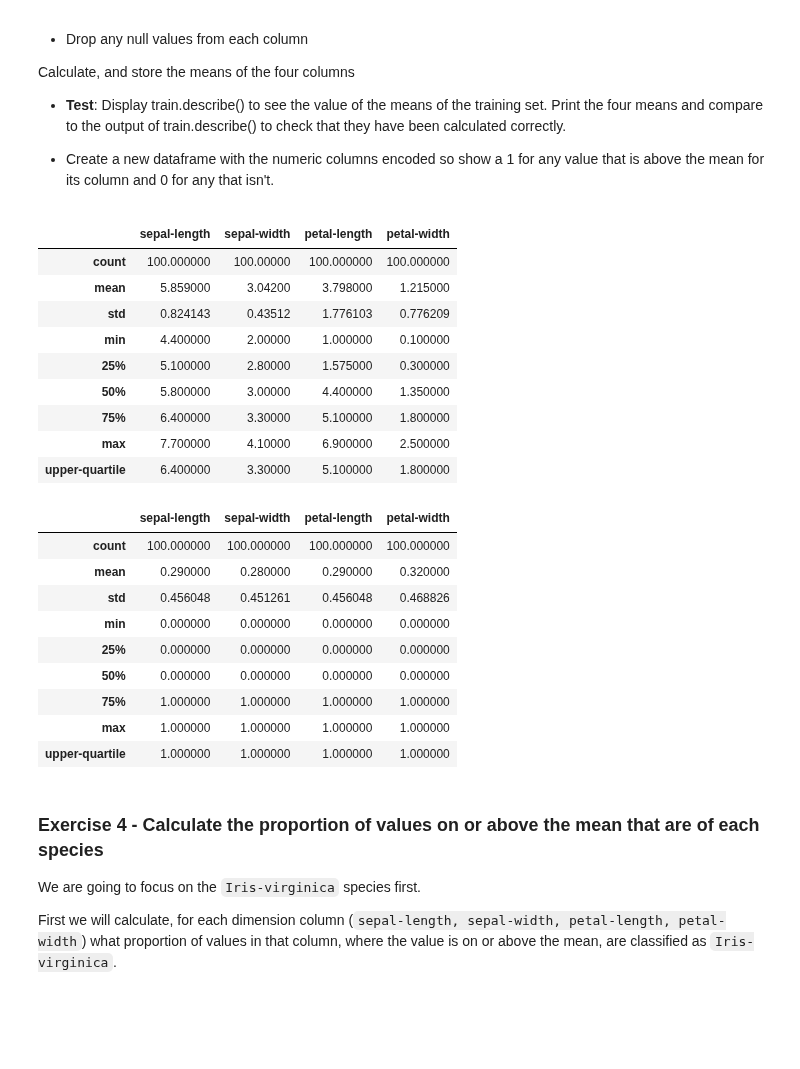
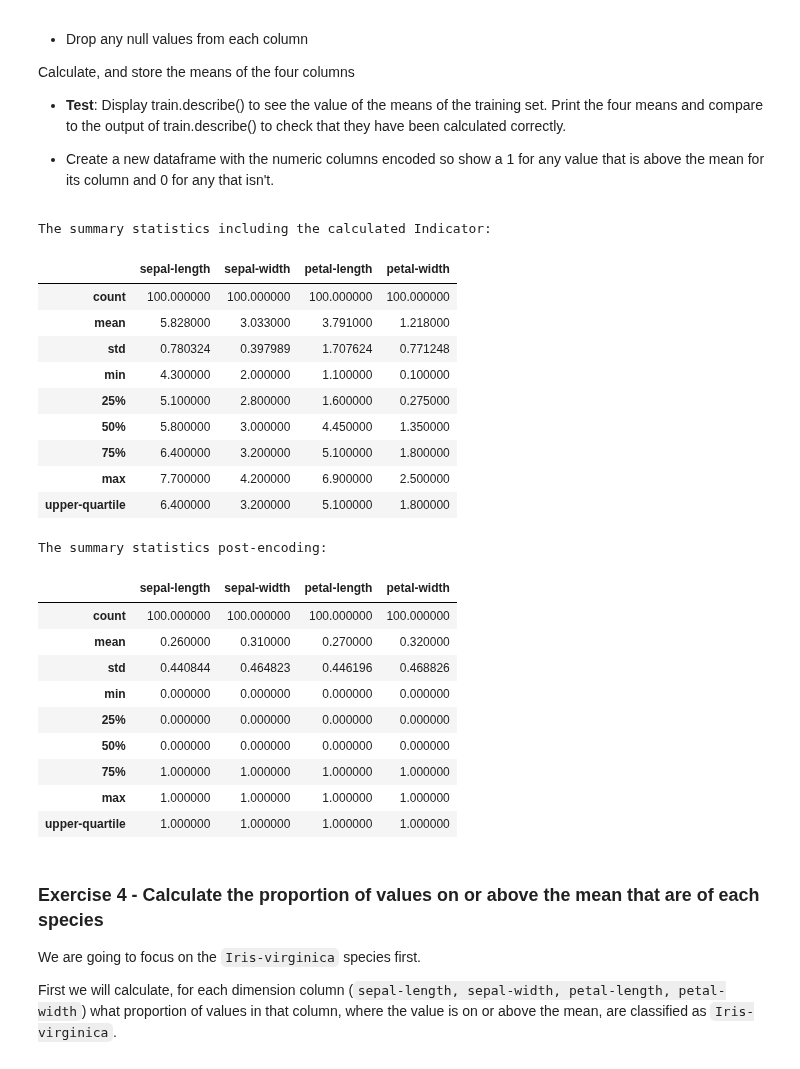
Before and after one commit to Imran-Github22/Imran-Farooqui, a Jupyter notebook: Projects/15_2_Decision_Tree_coded_model.ipynb, the cells around one changed output. Saved outputs shown, nothing was run; the diff lists cells and outputs as text; code cells hidden in the pictures; blank space fills up the shorter version.

```diff
--- a/Projects/15_2_Decision_Tree_coded_model.ipynb
+++ b/Projects/15_2_Decision_Tree_coded_model.ipynb
@@ -39,4 +39,19 @@ iris_data = pd.read_csv(url, name=names)
 *  Take a look at the data values in the first 10 and the last 10 records to get an idea of the type of values included
 *  Find out how many unique values there are in the species column
 *  Find out the maximum, minimum, mean, median and upper and lower quartile values in each of the columns
+# %%
+import pandas as pd
+import numpy as np
+
+url = "https://raw.githubusercontent.com/jbrownlee/Datasets/master/iris.csv"
+column_names = ['sepal-length', 'sepal-width', 'petal-length', 'petal-width', 'species']
+
+# Columns for the encoding
+dimension_columns = column_names[:-1]
+
+def load_data_frame(url, columns):
+  df = pd.read_csv(url, names=column_names)
+  return df
+
+iris_data = load_data_frame(url, column_names)
 # %%
@@ -192,41 +192,42 @@ Display train.describe() to see the value of the means of the training set. Prin
 
 *  Create a new dataframe with the numeric columns encoded so show a 1 for any value that is above the mean for its column and 0 for any that isn't.
 # %%
-# get the mean for each column and apply a function to encode
-# into 1 (above mean) and 0 (mean or below mean)
+# Drop any null values from each column
 train.dropna(inplace=True)
 
 # Calculate the indicator as per the option selected
 def show_stats_df(df, columns, indicator):
   selected_option, indicator_txt = indicator
   describe_df = df.describe()
   indicator_dict = {}
   if selected_option == 0:         # mean
     for column in columns:
        indicator_dict[column] = df[column].mean()
   elif selected_option == 1:       # median
     for column in columns:
        indicator_dict[column] = df[column].median()
   elif selected_option == 2:       # upper-quartile
     for column in columns:
        indicator_dict[column] = df[column].quantile(0.75)
   elif selected_option == 3:       # lower-quartile
     for column in columns:
        indicator_dict[column] = df[column].quantile(0.25)
   stats_df = pd.DataFrame.from_records(indicator_dict, index=[indicator_txt.lower()])
   stats_df = pd.concat([describe_df, stats_df])
   return stats_df
 
 # Show the summary statistics including the calculated values
-show_stats_df(train, numeral_columns, selected_indicator)
+print('The summary statistics including the calculated Indicator:\n')
+show_stats_df(train, dimension_columns, selected_indicator)
 # %% [output]
+The summary statistics including the calculated Indicator:
 |  | sepal-length | sepal-width | petal-length | petal-width |
-| count | 100.000000 | 100.00000 | 100.000000 | 100.000000 |
-| mean | 5.859000 | 3.04200 | 3.798000 | 1.215000 |
-| std | 0.824143 | 0.43512 | 1.776103 | 0.776209 |
-| min | 4.400000 | 2.00000 | 1.000000 | 0.100000 |
-| 25% | 5.100000 | 2.80000 | 1.575000 | 0.300000 |
-| 50% | 5.800000 | 3.00000 | 4.400000 | 1.350000 |
-| 75% | 6.400000 | 3.30000 | 5.100000 | 1.800000 |
-| max | 7.700000 | 4.10000 | 6.900000 | 2.500000 |
-| upper-quartile | 6.400000 | 3.30000 | 5.100000 | 1.800000 |
+| count | 100.000000 | 100.000000 | 100.000000 | 100.000000 |
+| mean | 5.828000 | 3.033000 | 3.791000 | 1.218000 |
+| std | 0.780324 | 0.397989 | 1.707624 | 0.771248 |
+| min | 4.300000 | 2.000000 | 1.100000 | 0.100000 |
+| 25% | 5.100000 | 2.800000 | 1.600000 | 0.275000 |
+| 50% | 5.800000 | 3.000000 | 4.450000 | 1.350000 |
+| 75% | 6.400000 | 3.200000 | 5.100000 | 1.800000 |
+| max | 7.700000 | 4.200000 | 6.900000 | 2.500000 |
+| upper-quartile | 6.400000 | 3.200000 | 5.100000 | 1.800000 |
@@ -233,5 +242,7 @@ show_stats_df(train, numeral_columns, selected_indicator)
 # %%
-# Encode function requires dataframe, column name & the encoding 'indicator'
+# get the mean for each column and apply a function to encode
+# into 1 (above mean) and 0 (mean or below mean)
+# 'encode' function requires a dataframe, column name & the encoding 'indicator'
 def encode(df, **kwds):
   key = kwds['key']
   indicator = kwds['indicator']
@@ -266,15 +277,17 @@ def get_encoded_df(df, columns, indicator):
   return df
 
 # Encode the DataFrame with respect to the selected indicator
-train = get_encoded_df(train, numeral_columns, selected_indicator)
+train = get_encoded_df(train, dimension_columns, selected_indicator)
 
 # Show the summary statistics post-encoding
-show_stats_df(train, numeral_columns, selected_indicator)
+print('The summary statistics post-encoding:\n')
+show_stats_df(train, dimension_columns, selected_indicator)
 # %% [output]
+The summary statistics post-encoding:
 |  | sepal-length | sepal-width | petal-length | petal-width |
 | count | 100.000000 | 100.000000 | 100.000000 | 100.000000 |
-| mean | 0.290000 | 0.280000 | 0.290000 | 0.320000 |
-| std | 0.456048 | 0.451261 | 0.456048 | 0.468826 |
+| mean | 0.260000 | 0.310000 | 0.270000 | 0.320000 |
+| std | 0.440844 | 0.464823 | 0.446196 | 0.468826 |
 | min | 0.000000 | 0.000000 | 0.000000 | 0.000000 |
 | 25% | 0.000000 | 0.000000 | 0.000000 | 0.000000 |
 | 50% | 0.000000 | 0.000000 | 0.000000 | 0.000000 |
```
Also changed, not shown: parts of 19 cells of this notebook.
